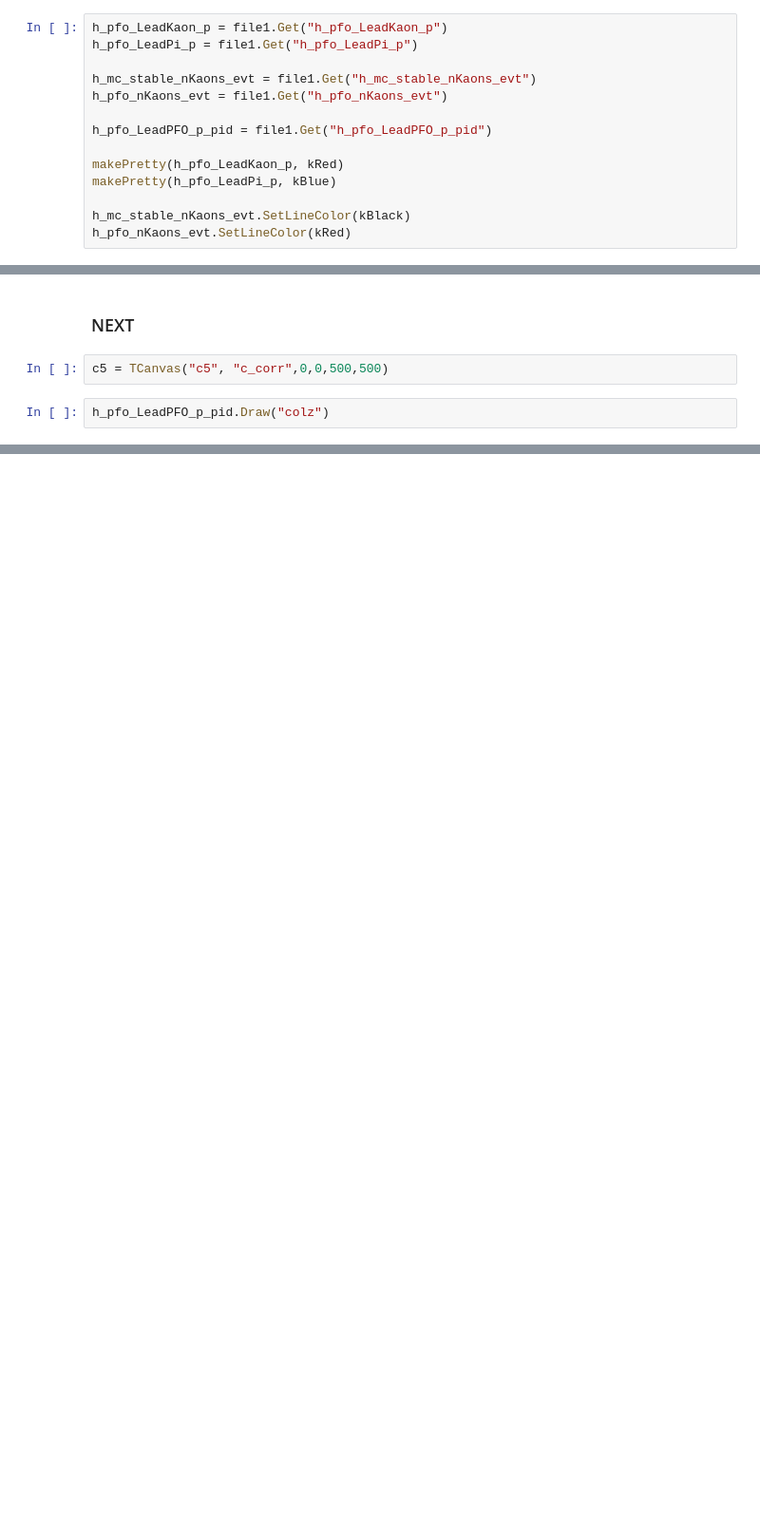
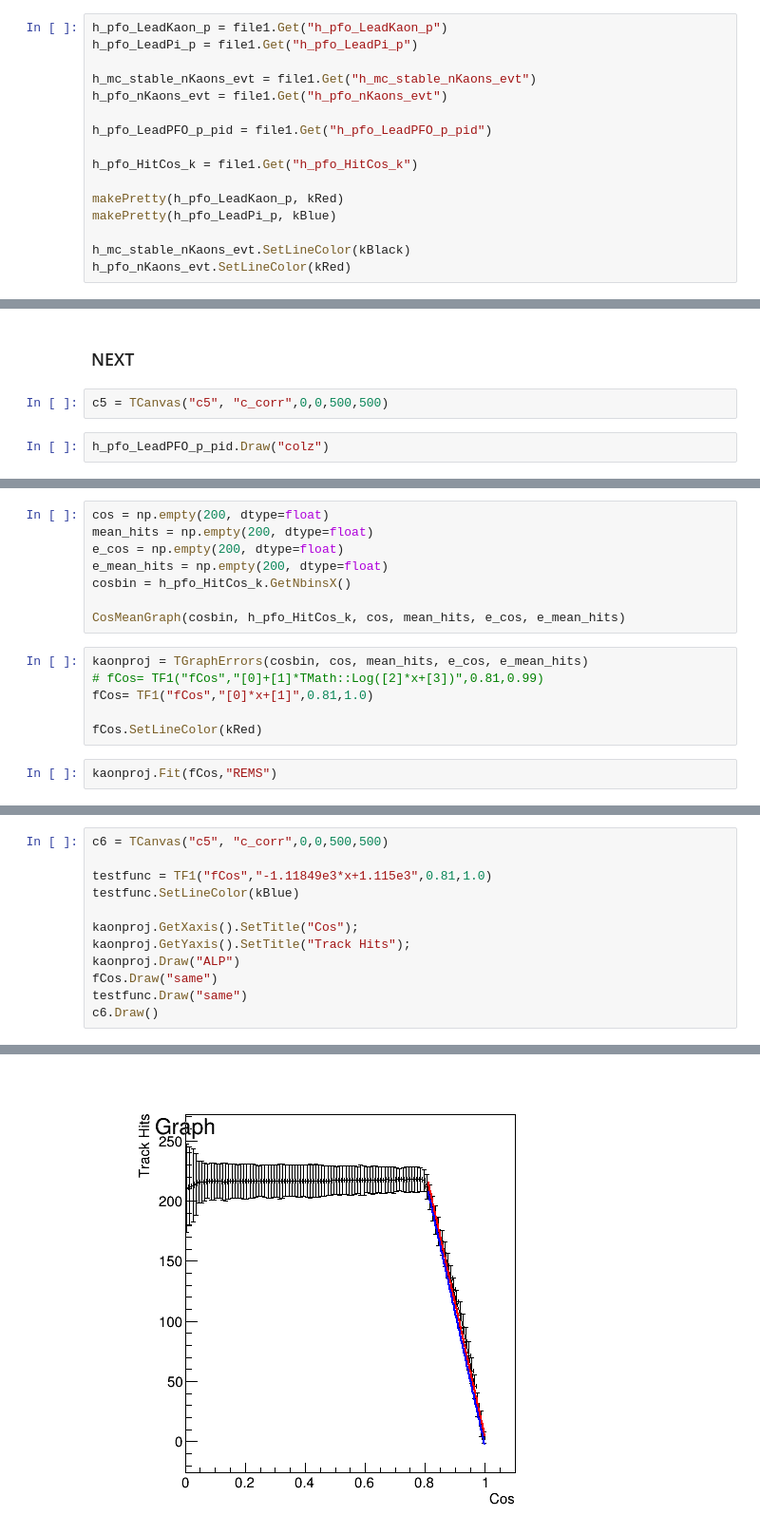
Before and after one commit to yuichiok/VertexMacro, a Jupyter notebook: QQbar250/jupyter/qqbar_2021/LeadingPFOAnalysis.ipynb, the cells around one changed output, grey strips where cells are left out. Shown at 95% size. Drawn from its saved outputs; the diff is of its cells as text; blank space fills up the shorter version.

```diff
--- a/QQbar250/jupyter/qqbar_2021/LeadingPFOAnalysis.ipynb
+++ b/QQbar250/jupyter/qqbar_2021/LeadingPFOAnalysis.ipynb
@@ -47,6 +47,8 @@ h_pfo_nKaons_evt = file1.Get("h_pfo_nKaons_evt")
 
 h_pfo_LeadPFO_p_pid = file1.Get("h_pfo_LeadPFO_p_pid")
 
+h_pfo_HitCos_k = file1.Get("h_pfo_HitCos_k")
+
 makePretty(h_pfo_LeadKaon_p, kRed)
 makePretty(h_pfo_LeadPi_p, kBlue)
 
@@ -113,0 +127,16 @@ c5.Draw()
+# %%
+cos = np.empty(200, dtype=float)
+mean_hits = np.empty(200, dtype=float)
+e_cos = np.empty(200, dtype=float)
+e_mean_hits = np.empty(200, dtype=float)
+cosbin = h_pfo_HitCos_k.GetNbinsX()
+
+CosMeanGraph(cosbin, h_pfo_HitCos_k, cos, mean_hits, e_cos, e_mean_hits)
+# %%
+kaonproj = TGraphErrors(cosbin, cos, mean_hits, e_cos, e_mean_hits)
+# fCos= TF1("fCos","[0]+[1]*TMath::Log([2]*x+[3])",0.81,0.99)
+fCos= TF1("fCos","[0]*x+[1]",0.81,1.0)
+
+fCos.SetLineColor(kRed)
+# %%
+kaonproj.Fit(fCos,"REMS")
@@ -113,0 +151,13 @@ c5.Draw()
+# %%
+c6 = TCanvas("c5", "c_corr",0,0,500,500)
+
+testfunc = TF1("fCos","-1.11849e3*x+1.115e3",0.81,1.0)
+testfunc.SetLineColor(kBlue)
+
+kaonproj.GetXaxis().SetTitle("Cos");
+kaonproj.GetYaxis().SetTitle("Track Hits");
+kaonproj.Draw("ALP")
+fCos.Draw("same")
+testfunc.Draw("same")
+c6.Draw()
+# %% [output]
@@ -113,0 +165 @@ c5.Draw()
+[figure, added]
```
Also changed, not shown: parts of 10 cells of this notebook, 1 other file.
